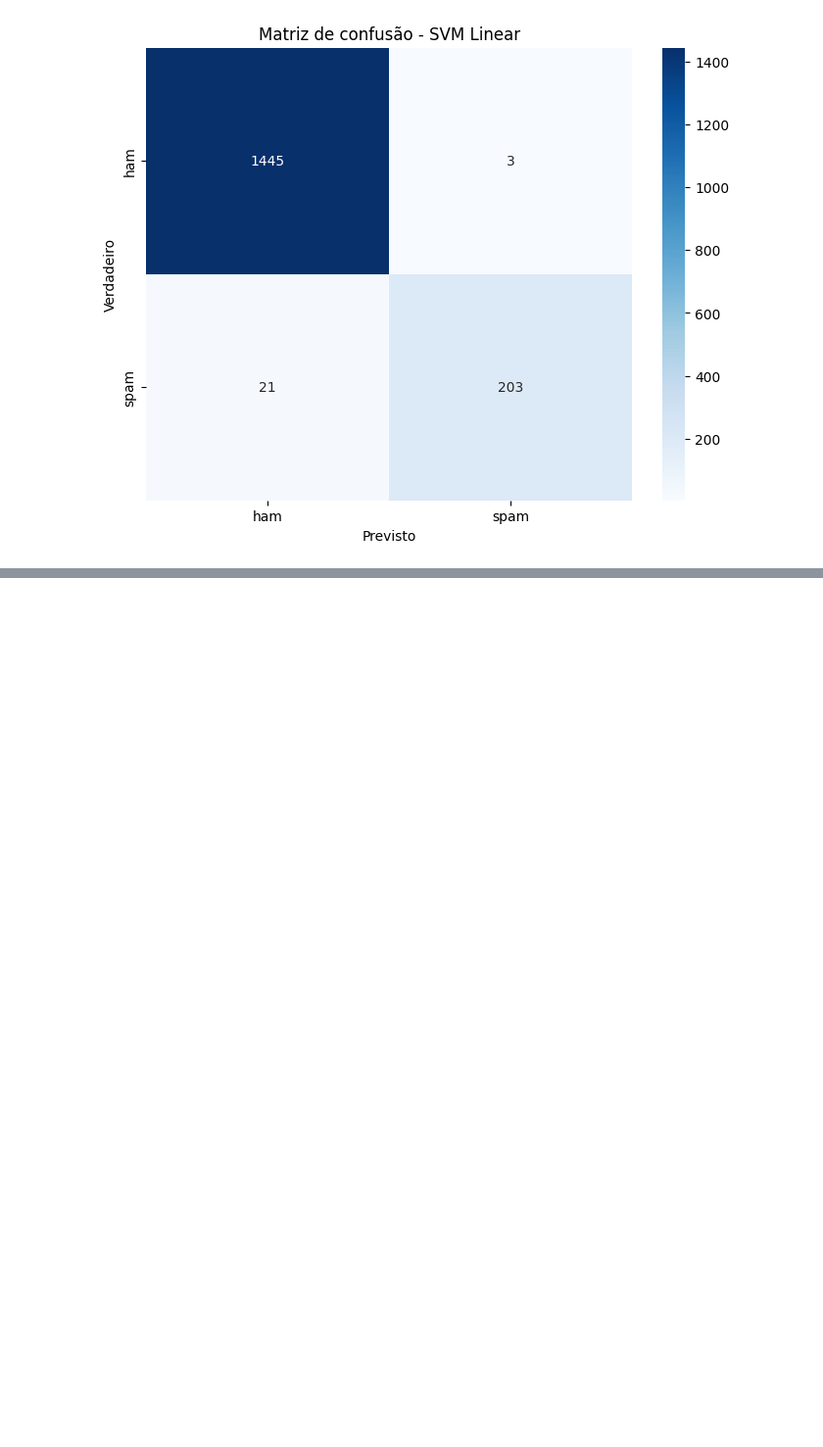
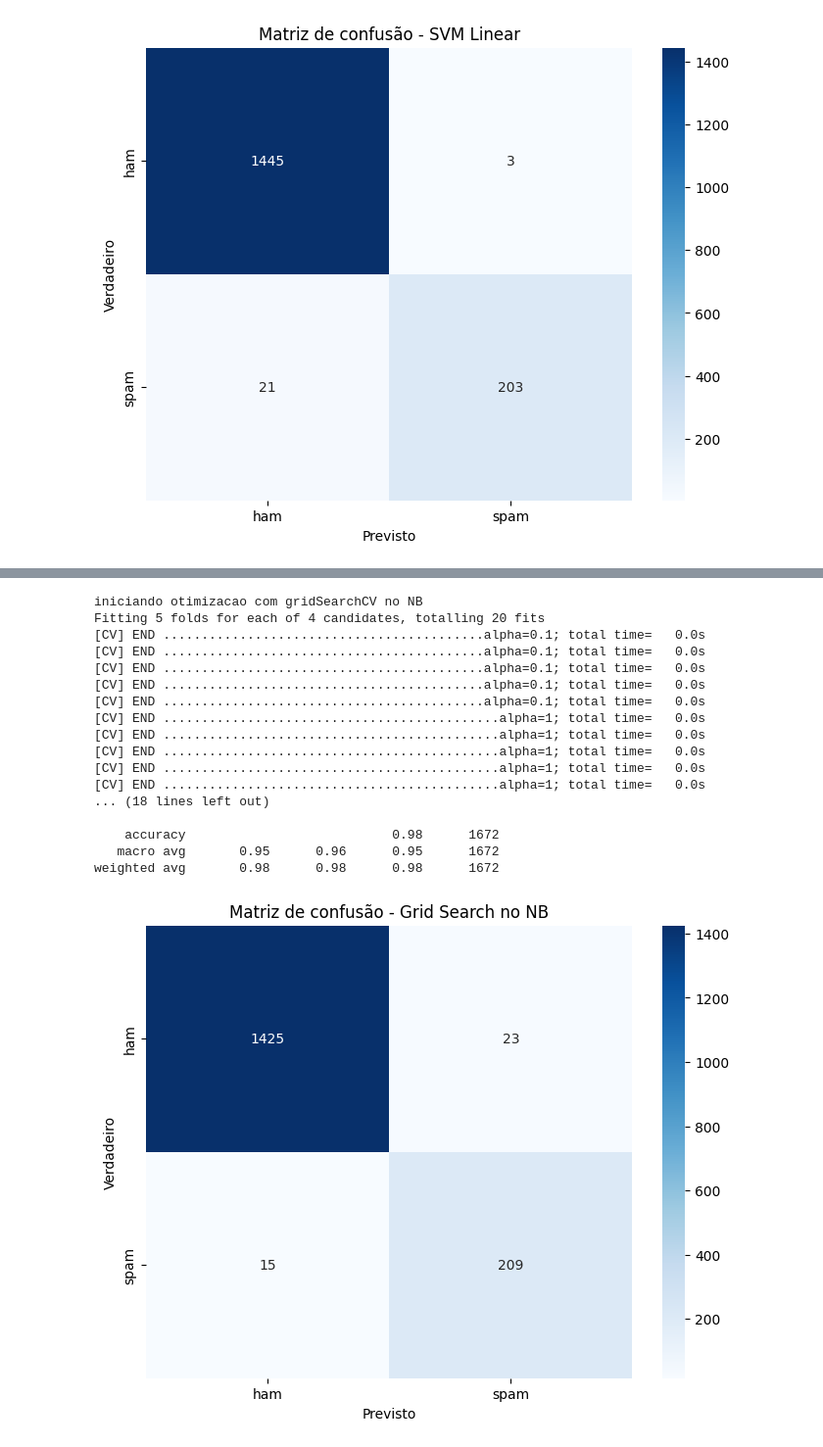
Before and after one commit to allanwqueiroz/fatec, a Jupyter notebook: PI/3S/PROJETO_6/ml_analise.ipynb, the cells around one changed output, grey strips where cells are left out. Shown: that part at 98% size. Cells and saved outputs as stored; diff of their text form; code cells hidden in the pictures; blank space fills up the shorter version.

Commit message:
add nb otimizada e melhorando relatorio

```diff
--- a/PI/3S/PROJETO_6/ml_analise.ipynb
+++ b/PI/3S/PROJETO_6/ml_analise.ipynb
@@ -143,11 +150,13 @@ treinando o modelo naive bayes
 treinando o modelo svm linear
 SVC(kernel='linear')
 # %%
+# 6. função para avaliar e imprimir os resultados
+
 from sklearn.metrics import classification_report, confusion_matrix, accuracy_score
 
-# função para avaliar e imprimir os resultados
 
-def evaluate_model(model, model_name):
+
+def evaluate_model(model, model_name, archive_name):
     print(f'avaliação do modelo: {model_name}')
     y_pred = model.predict(x_test)
 
@@ -166,13 +175,15 @@ def evaluate_model(model, model_name):
     plt.title (f'Matriz de confusão - {model_name}')
     plt.xlabel('Previsto')
     plt.ylabel('Verdadeiro')
+    plt.savefig(archive_name)
     plt.show()
+
 
 
 # avaliar os dois modelos usando a def criada acima
 
-evaluate_model(nb_model, "Naive Bayes Multinomial")
-evaluate_model(svm_model, "SVM Linear")
+evaluate_model(nb_model, "Naive Bayes Multinomial","nb_model.png")
+evaluate_model(svm_model, "SVM Linear", "svm_model.png")
 # %% [output]
 avaliação do modelo: Naive Bayes Multinomial
 acurácia:0.9545
@@ -238,6 +249,44 @@ Fitting 5 folds for each of 4 candidates, totalling 20 fits
    macro avg       0.98      0.95      0.97      1672
 weighted avg       0.98      0.98      0.98      1672
 [figure]
+# %%
+# 7. (tentativa) de otimizacao com NB
+
+from sklearn.model_selection import GridSearchCV
+
+#definir os parametros que testaremos para o nb, alpha é o parametro p suavização (smooth)
+#melhorando o desempenho do modelo
+
+param_grid = {'alpha': [0.1, 1, 10, 100]}
+
+#criar o obj GridSearchCV, e cv=5 p validação cruzada de 5 folds
+grid_search = GridSearchCV(MultinomialNB(), param_grid, cv=5, verbose=2)
+'\n'
+print('iniciando otimizacao com gridSearchCV no NB')
+grid_search.fit(x_train, y_train)
+
+#avaliando o modelo otimizado e comparando com o anterior
+best_nb_model = grid_search.best_estimator_
+evaluate_model(best_nb_model, 'Grid Search no NB','grid_search_onNB')
+# %% [output]
+iniciando otimizacao com gridSearchCV no NB
+Fitting 5 folds for each of 4 candidates, totalling 20 fits
+[CV] END ..........................................alpha=0.1; total time=   0.0s
+[CV] END ..........................................alpha=0.1; total time=   0.0s
+[CV] END ..........................................alpha=0.1; total time=   0.0s
+[CV] END ..........................................alpha=0.1; total time=   0.0s
+[CV] END ..........................................alpha=0.1; total time=   0.0s
+[CV] END ............................................alpha=1; total time=   0.0s
+[CV] END ............................................alpha=1; total time=   0.0s
+[CV] END ............................................alpha=1; total time=   0.0s
+[CV] END ............................................alpha=1; total time=   0.0s
+[CV] END ............................................alpha=1; total time=   0.0s
+... (18 lines left out)
+
+    accuracy                           0.98      1672
+   macro avg       0.95      0.96      0.95      1672
+weighted avg       0.98      0.98      0.98      1672
+[figure, added]
 # %% [markdown]
 # Conclusão
 
```
Also changed, not shown: parts of 7 cells of this notebook, 6 other files.
